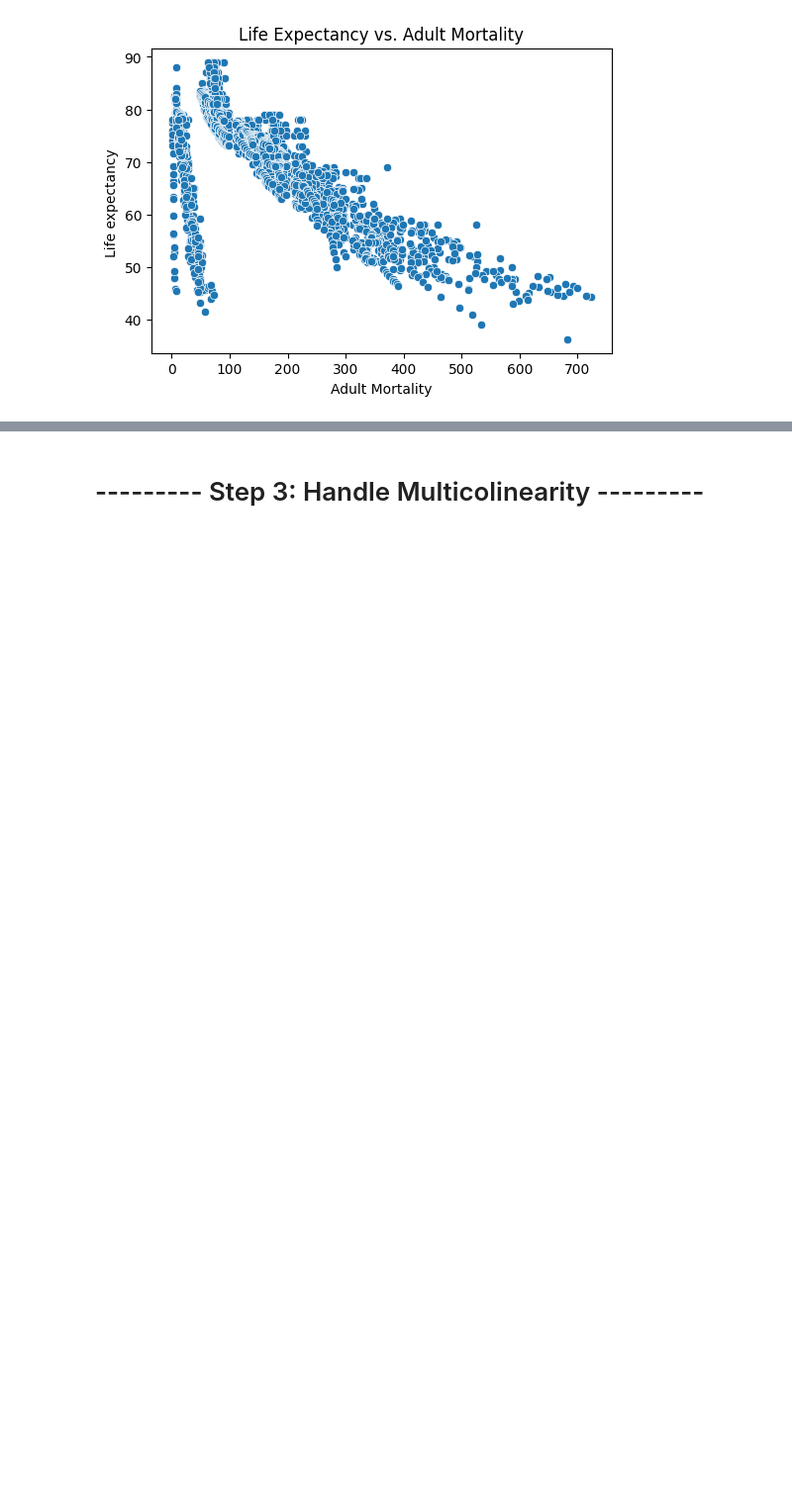
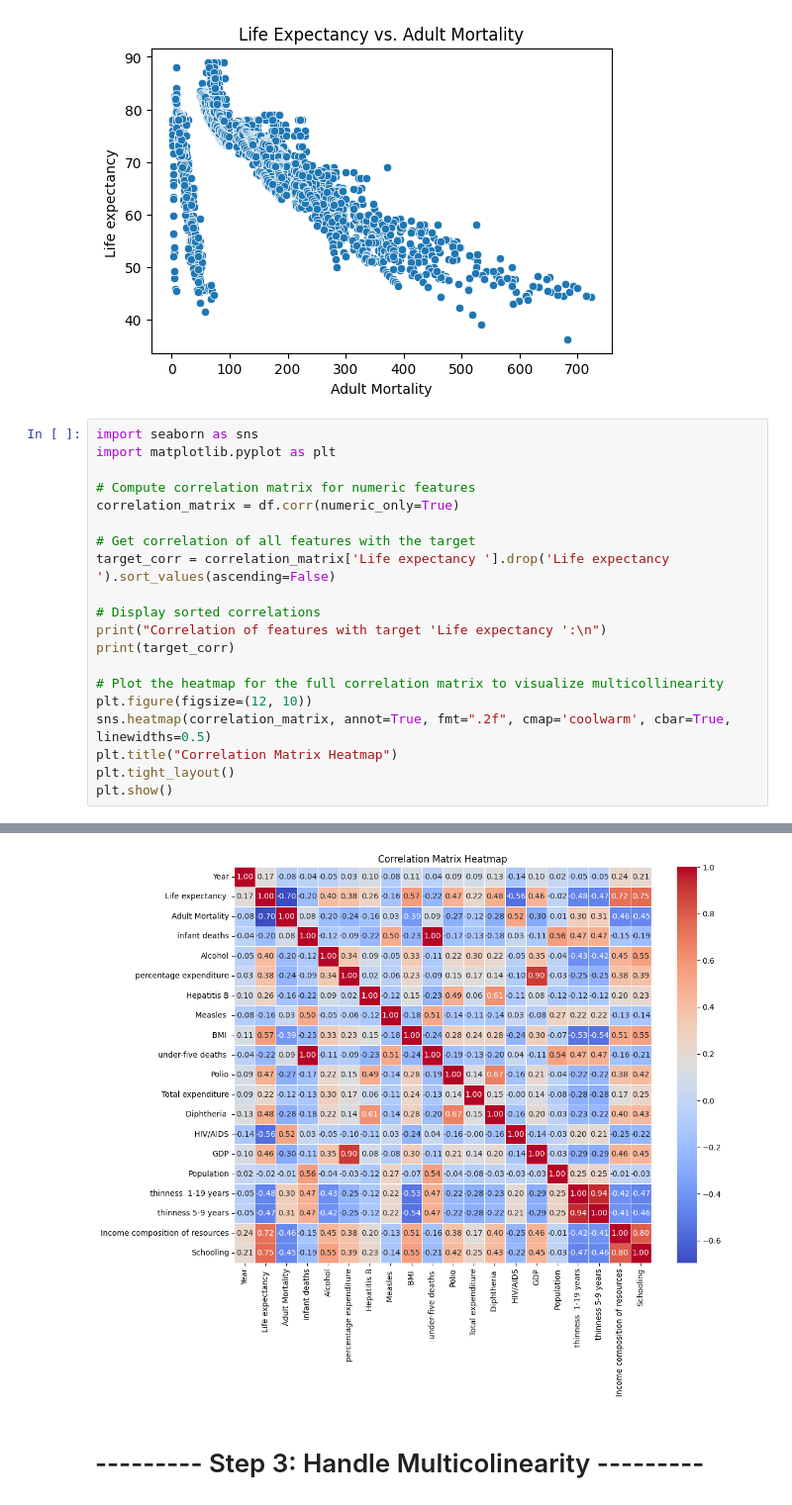
Before and after one commit to anshimathur/group-4-project-2, a Jupyter notebook: Regression_LE.ipynb, the cells around one changed output, grey strips where cells are left out. Shown: that part at 99% size. Cells and saved outputs as stored; diff of their text form; blank space fills up the shorter version.

```diff
--- a/Regression_LE.ipynb
+++ b/Regression_LE.ipynb
@@ -90,3 +91,24 @@ plt.title("Life Expectancy vs. Adult Mortality")
 plt.show()
 # %% [output]
 [figure]
+# %%
+import seaborn as sns
+import matplotlib.pyplot as plt
+
+# Compute correlation matrix for numeric features
+correlation_matrix = df.corr(numeric_only=True)
+
+# Get correlation of all features with the target
+target_corr = correlation_matrix['Life expectancy '].drop('Life expectancy ').sort_values(ascending=False)
+
+# Display sorted correlations
+print("Correlation of features with target 'Life expectancy ':\n")
+print(target_corr)
+
+# Plot the heatmap for the full correlation matrix to visualize multicollinearity
+plt.figure(figsize=(12, 10))
+sns.heatmap(correlation_matrix, annot=True, fmt=".2f", cmap='coolwarm', cbar=True, linewidths=0.5)
+plt.title("Correlation Matrix Heatmap")
+plt.tight_layout()
+plt.show()
+# %% [output]
@@ -93,3 +132,4 @@ plt.show()
+[figure, added]
 # %% [markdown]
 # --------- Step 3: Handle Multicolinearity --------- #
 # %%
```
Also changed, not shown: parts of 11 cells of this notebook.
